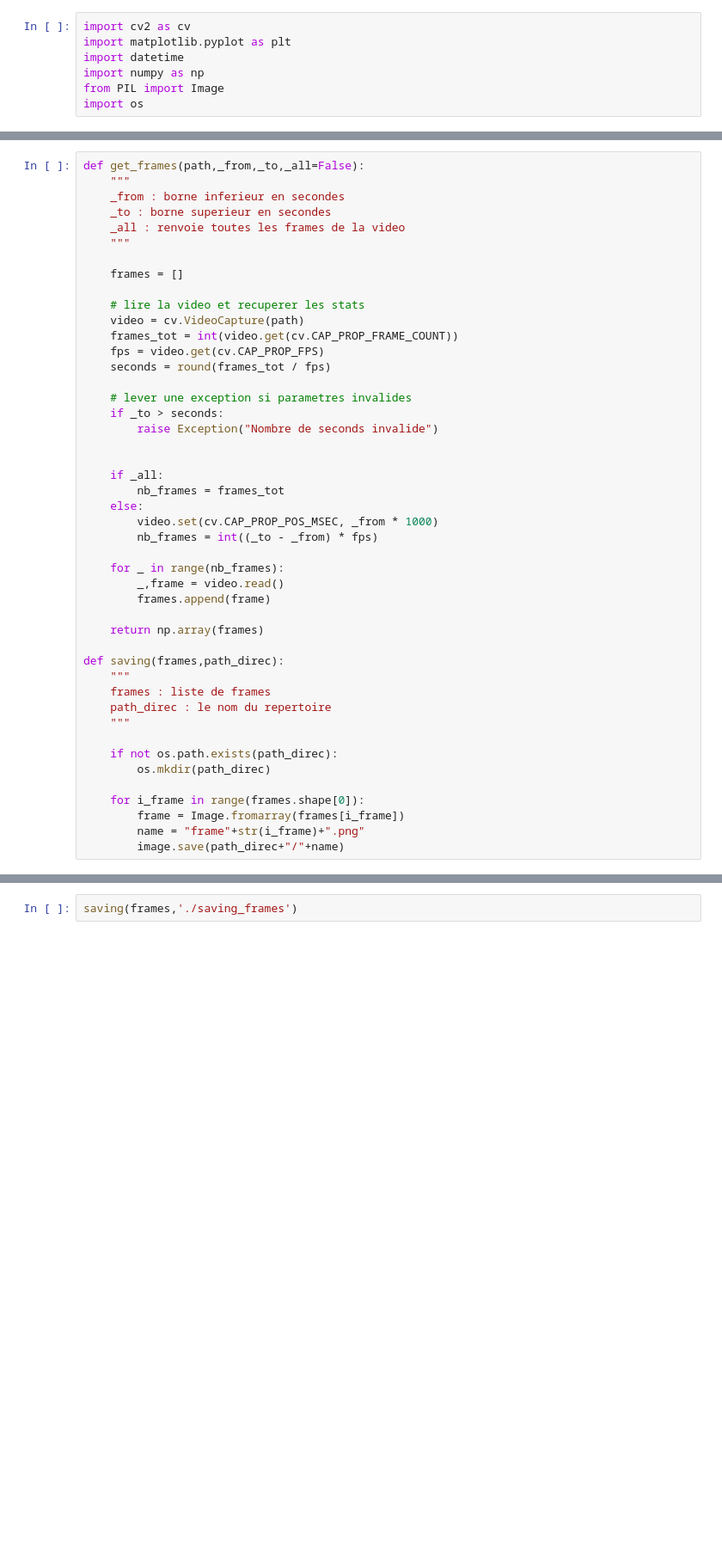
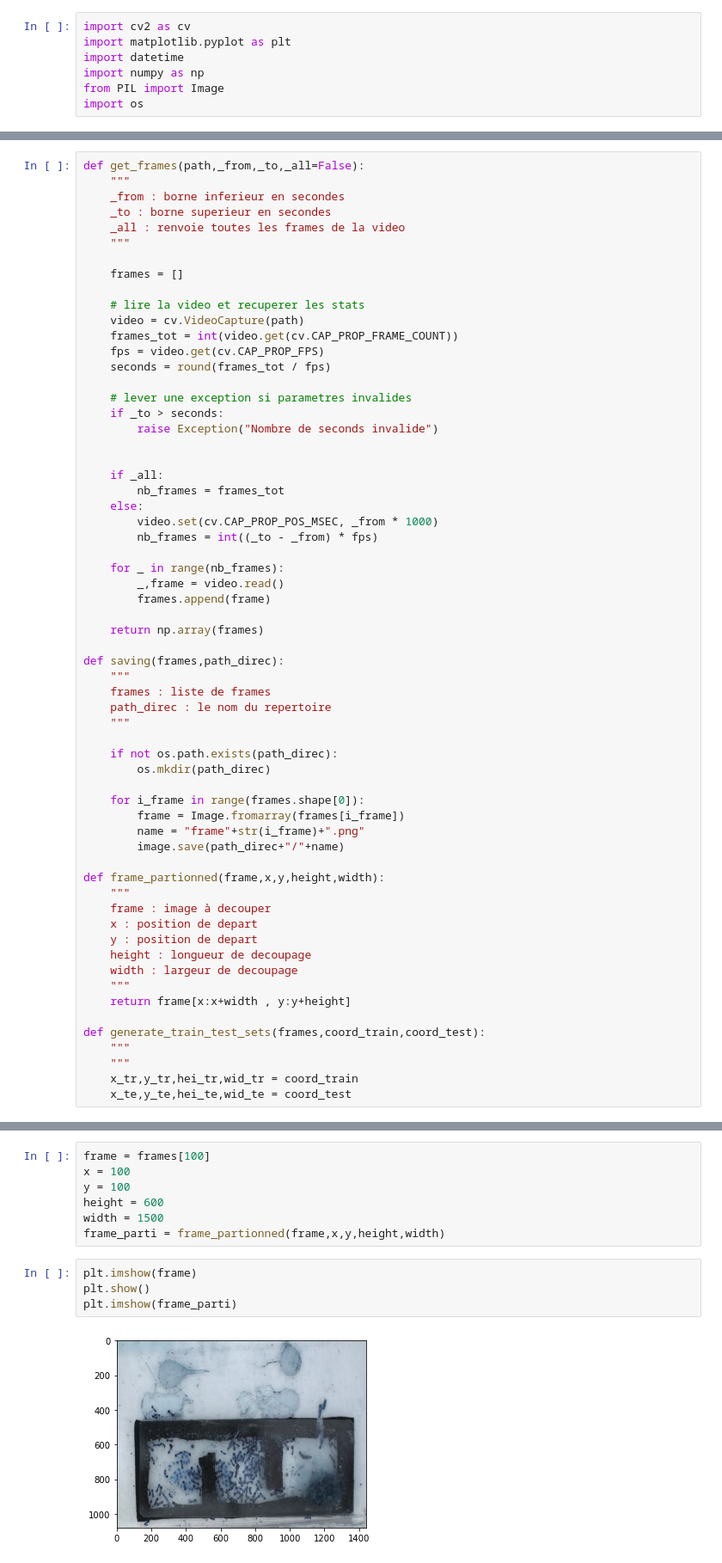
Before and after one commit to AmineYK/Automatic-learning-of-ant-interaction-networks, a Jupyter notebook: datasets generation/data-generation.ipynb, the cells around one changed output, grey strips where cells are left out. Shown: that part at 86% size. Saved outputs shown, nothing was run; the diff lists cells and outputs as text; blank space fills up the shorter version.

Commit message:
adding spliting of frames function

```diff
--- a/datasets generation/data-generation.ipynb
+++ b/datasets generation/data-generation.ipynb
@@ -51,3 +53,19 @@ def saving(frames,path_direc):
         frame = Image.fromarray(frames[i_frame])
         name = "frame"+str(i_frame)+".png"
         image.save(path_direc+"/"+name)
+
+def frame_partionned(frame,x,y,height,width):
+    """
+    frame : image à decouper
+    x : position de depart
+    y : position de depart
+    height : longueur de decoupage
+    width : largeur de decoupage
+    """
+    return frame[x:x+width , y:y+height]
+
+def generate_train_test_sets(frames,coord_train,coord_test):
+    """
+    """
+    x_tr,y_tr,hei_tr,wid_tr = coord_train
+    x_te,y_te,hei_te,wid_te = coord_test
@@ -76,4 +98,15 @@ temps de la video: 0:09:48
 
 nombre de frames recuperées: 250
 # %%
-saving(frames,'./saving_frames')
+frame = frames[100]
+x = 100
+y = 100
+height = 600
+width = 1500
+frame_parti = frame_partionned(frame,x,y,height,width)
+# %%
+plt.imshow(frame)
+plt.show()
+plt.imshow(frame_parti)
+# %% [output]
+[figure, added]
```
Also changed, not shown: parts of 4 cells of this notebook.
